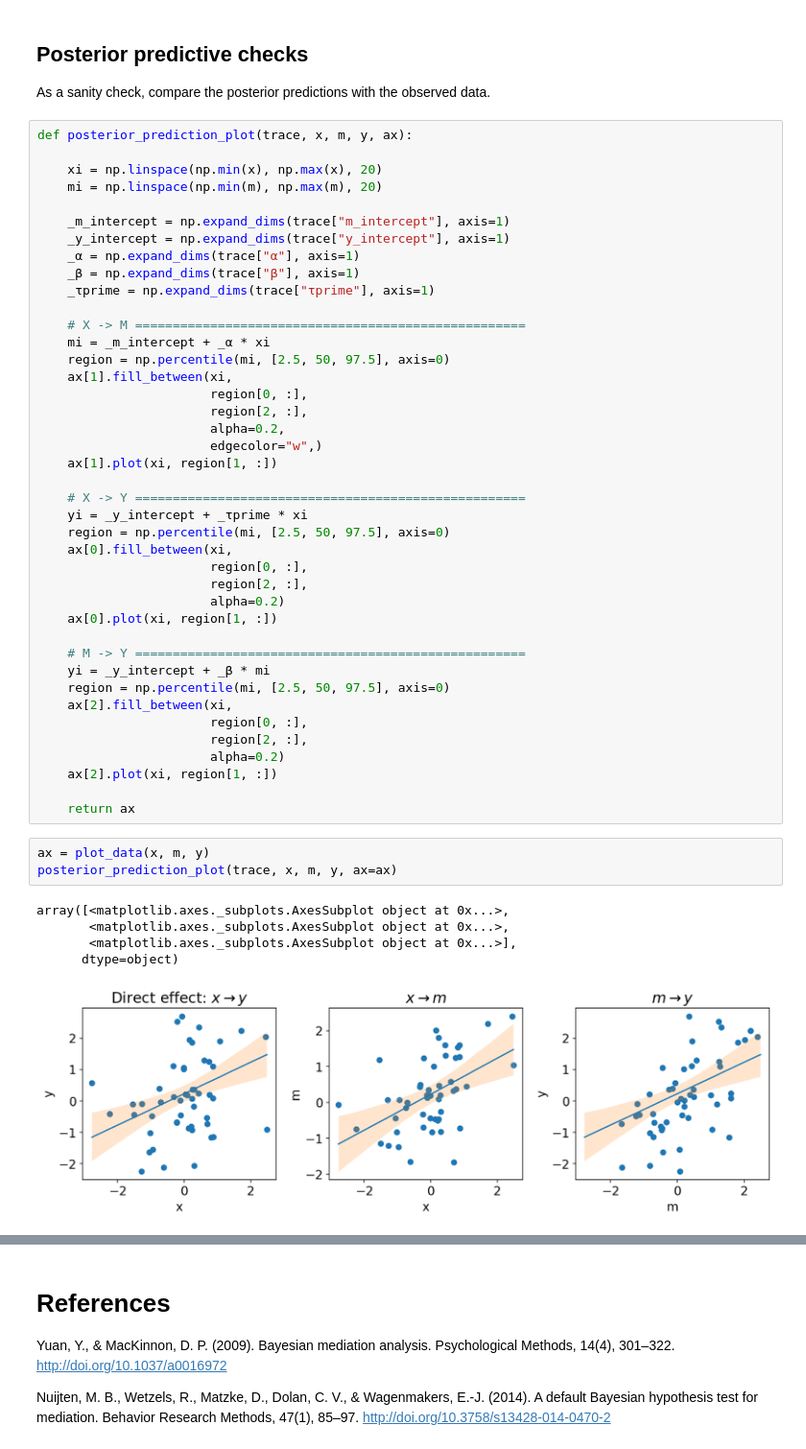
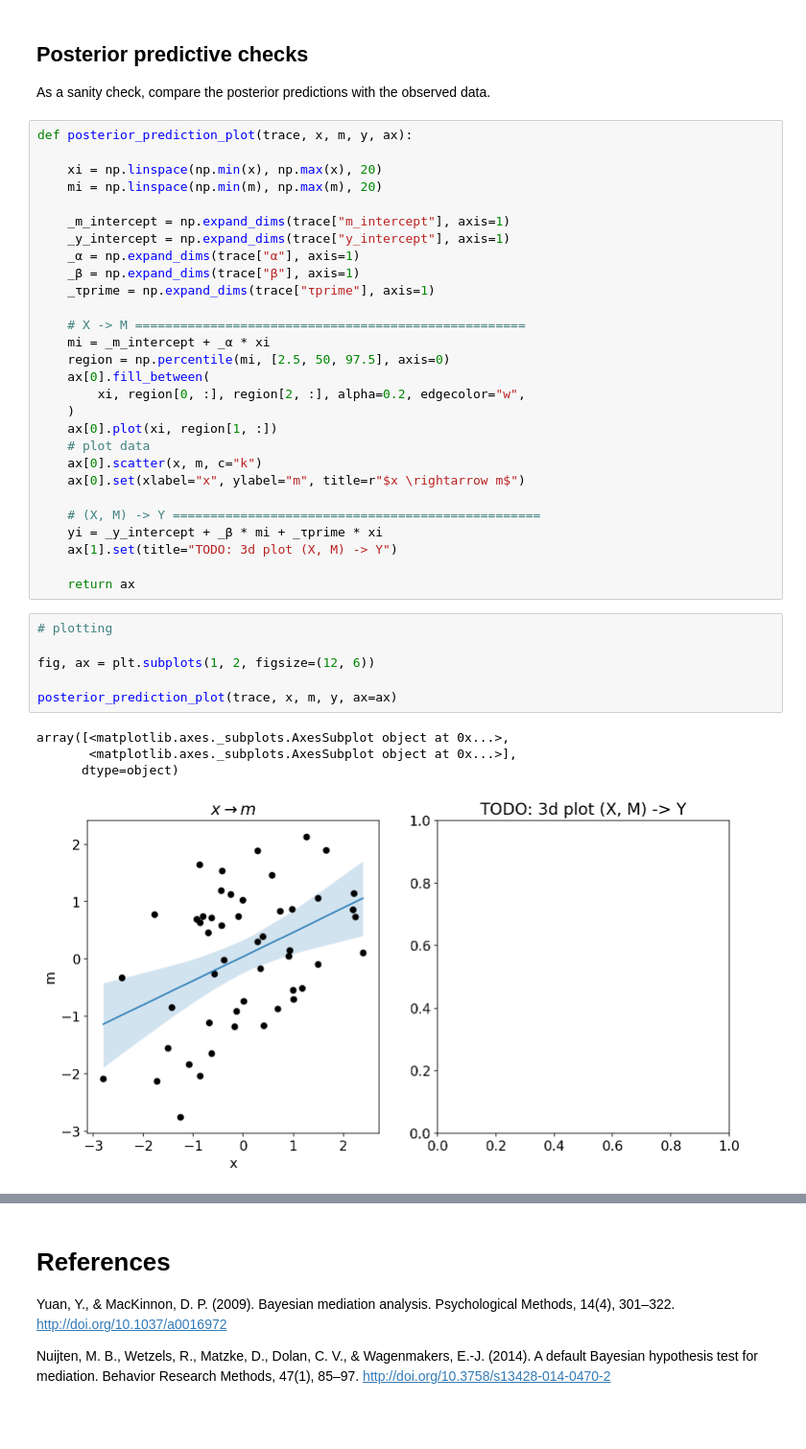
Before and after one commit to drbenvincent/pymc3-demo-code, a Jupyter notebook: mediation_analysis.ipynb, the cells around one changed output, grey strips where cells are left out. Shown at 96% size. Drawn from its saved outputs; the diff is of its cells as text; blank space fills up the shorter version.

Commit message:
update posterior prediction plots

```diff
--- a/mediation_analysis.ipynb
+++ b/mediation_analysis.ipynb
@@ -241,38 +244,27 @@ def posterior_prediction_plot(trace, x, m, y, ax):
     # X -> M ====================================================
     mi = _m_intercept + _α * xi
     region = np.percentile(mi, [2.5, 50, 97.5], axis=0)
-    ax[1].fill_between(xi,
-                       region[0, :],
-                       region[2, :],
-                       alpha=0.2,
-                       edgecolor="w",)
-    ax[1].plot(xi, region[1, :])
+    ax[0].fill_between(
+        xi, region[0, :], region[2, :], alpha=0.2, edgecolor="w",
+    )
+    ax[0].plot(xi, region[1, :])
+    # plot data
+    ax[0].scatter(x, m, c="k")
+    ax[0].set(xlabel="x", ylabel="m", title=r"$x \rightarrow m$")
 
-    # X -> Y ====================================================
-    yi = _y_intercept + _τprime * xi
-    region = np.percentile(mi, [2.5, 50, 97.5], axis=0)
-    ax[0].fill_between(xi,
-                       region[0, :],
-                       region[2, :],
-                       alpha=0.2)
-    ax[0].plot(xi, region[1, :])
-
-    # M -> Y ====================================================
-    yi = _y_intercept + _β * mi
-    region = np.percentile(mi, [2.5, 50, 97.5], axis=0)
-    ax[2].fill_between(xi,
-                       region[0, :],
-                       region[2, :],
-                       alpha=0.2)
-    ax[2].plot(xi, region[1, :])
+    # (X, M) -> Y =================================================
+    yi = _y_intercept + _β * mi + _τprime * xi
+    ax[1].set(title="TODO: 3d plot (X, M) -> Y")
 
     return ax
 # %%
-ax = plot_data(x, m, y)
+# plotting
+
+fig, ax = plt.subplots(1, 2, figsize=(12, 6))
+
 posterior_prediction_plot(trace, x, m, y, ax=ax)
 # %% [output]
 array([<matplotlib.axes._subplots.AxesSubplot object at 0x...>,
-       <matplotlib.axes._subplots.AxesSubplot object at 0x...>,
        <matplotlib.axes._subplots.AxesSubplot object at 0x...>],
       dtype=object)
-[figure, old version]
+[figure, new version]
```
Also changed, not shown: parts of 10 cells of this notebook.
